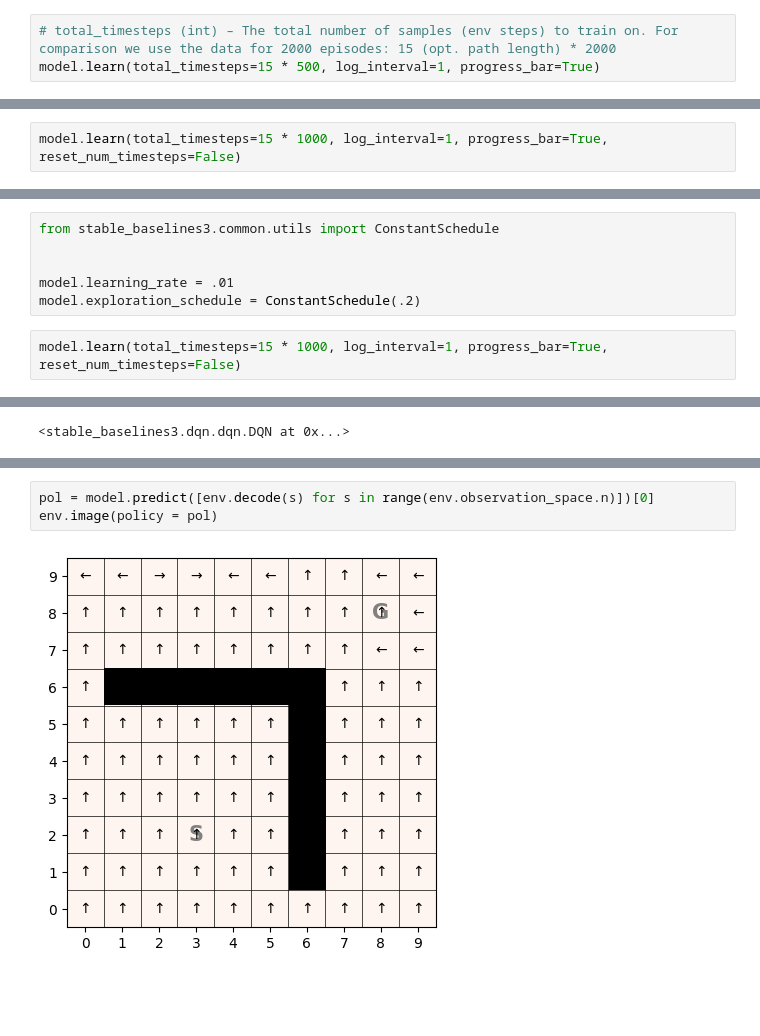
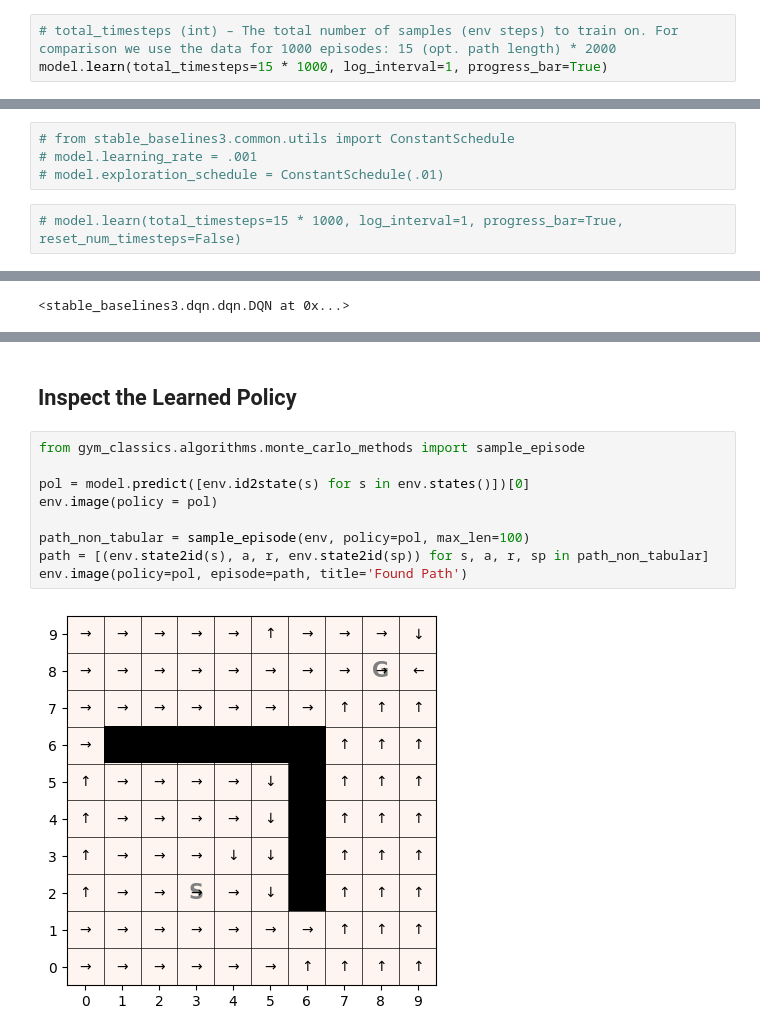
Before and after one commit to mhahsler/Introduction_to_Reinforcement_Learning, a Jupyter notebook: DRL/DQN_L-Maze.ipynb, the cells around one changed output, grey strips where cells are left out. Drawn from its saved outputs; the diff is of its cells as text; blank space fills up the shorter version.

Commit message:
improved TensorBoard integration. Added schedules to the L-Maze Example.

```diff
--- a/DRL/DQN_L-Maze.ipynb
+++ b/DRL/DQN_L-Maze.ipynb
@@ -110,9 +72,7 @@ model = DQN(
 # %%
-# total_timesteps (int) – The total number of samples (env steps) to train on. For comparison we use the data for 2000 episodes: 15 (opt. path length) * 2000
-model.learn(total_timesteps=15 * 500, log_interval=1, progress_bar=True)
+# total_timesteps (int) – The total number of samples (env steps) to train on. For comparison we use the data for 1000 episodes: 15 (opt. path length) * 2000
+model.learn(total_timesteps=15 * 1000, log_interval=1, progress_bar=True)
 # %% [output]
 [interactive output not drawn]
 [interactive output not drawn]
 <stable_baselines3.dqn.dqn.DQN at 0x...>
-# %%
-model.learn(total_timesteps=15 * 1000, log_interval=1, progress_bar=True, reset_num_timesteps=False)
@@ -123,11 +81,9 @@ model.learn(total_timesteps=15 * 1000, log_interval=1, progress_bar=True, reset_
 # %%
-from stable_baselines3.common.utils import ConstantSchedule
-
-
-model.learning_rate = .01
-model.exploration_schedule = ConstantSchedule(.2)
+# from stable_baselines3.common.utils import ConstantSchedule
+# model.learning_rate = .001
+# model.exploration_schedule = ConstantSchedule(.01)
 # %%
-model.learn(total_timesteps=15 * 1000, log_interval=1, progress_bar=True, reset_num_timesteps=False)
+# model.learn(total_timesteps=15 * 1000, log_interval=1, progress_bar=True, reset_num_timesteps=False)
 # %% [output]
 [interactive output not drawn]
 [interactive output not drawn]
@@ -135,5 +116,13 @@ model.learn(total_timesteps=15 * 1000, log_interval=1, progress_bar=True, reset_
+# %% [markdown]
+## Inspect the Learned Policy
 # %%
-pol = model.predict([env.decode(s) for s in range(env.observation_space.n)])[0]
+from gym_classics.algorithms.monte_carlo_methods import sample_episode
+
+pol = model.predict([env.id2state(s) for s in env.states()])[0]
 env.image(policy = pol)
+
+path_non_tabular = sample_episode(env, policy=pol, max_len=100)
+path = [(env.state2id(s), a, r, env.state2id(sp)) for s, a, r, sp in path_non_tabular]
+env.image(policy=pol, episode=path, title='Found Path')
 # %% [output]
-[figure, old version]
+[figure, new version]
```
Also changed, not shown: parts of 15 cells of this notebook, 3 other files.
